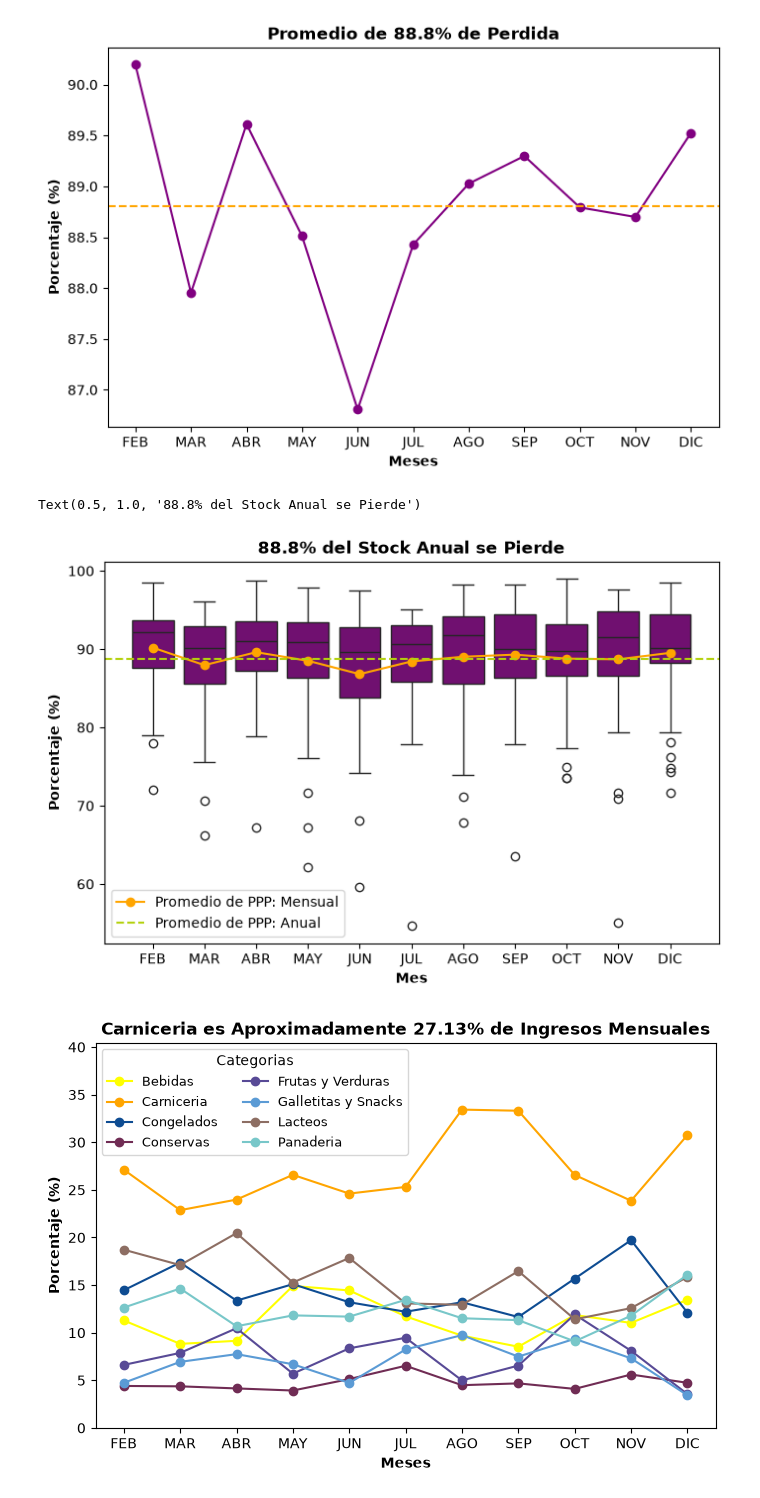
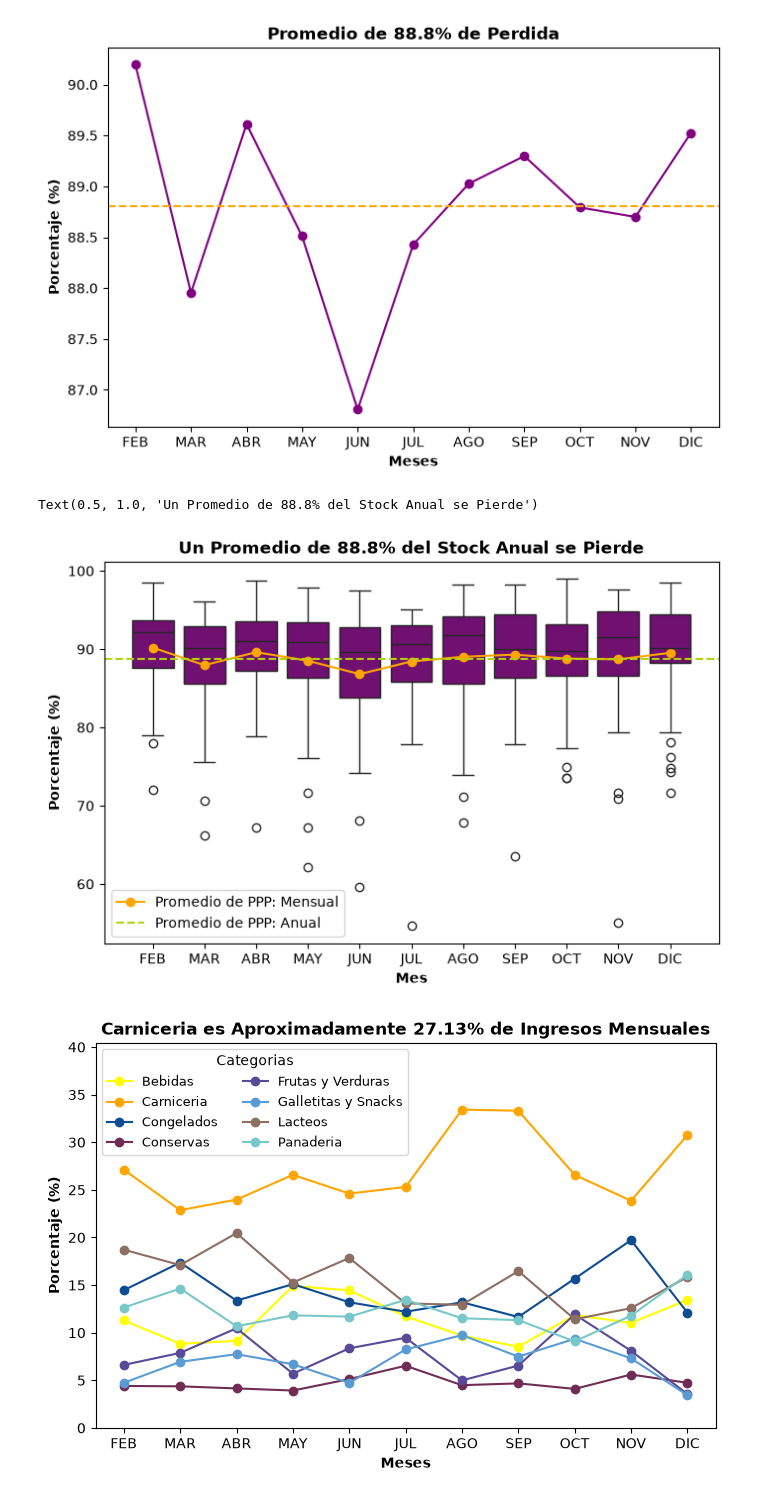
Before and after one commit to jp21bp/DS_Proyectos, a Jupyter notebook: 4_DemandaForecasting/eda2.ipynb, the cells around one changed output. Drawn from its saved outputs; the diff is of its cells as text; code cells hidden in the pictures.

```diff
--- a/4_DemandaForecasting/eda2.ipynb
+++ b/4_DemandaForecasting/eda2.ipynb
@@ -184,36 +184,36 @@ meses = ['FEB', 'MAR', 'ABR', 'MAY', 'JUN',\
 sns.boxplot(
     x='mes', y='PPP',
     data=df_mncs[['mes','PPP']],
     ax=ax,
     color = 'purple'
 )
 promedio_meses = df_mncs\
     .groupby(by='mes')\
     ['PPP'].mean()
 ax.plot(
     range(len(meses)),
     promedio_meses,
     color='orange',
     marker='o',
     label= 'Promedio de PPP: Mensual'
 )
 ax.axhline(
     promedio_meses.mean(),
     color = "#b4d10e",
     linestyle='--',
     linewidth=1.5,
     label='Promedio de PPP: Anual'
 )
 #### Configs finales
 ax.set_xticks(range(len(meses)))
 ax.set_xticklabels(meses)
 ax.set_xlabel('Mes', fontweight='bold')
 ax.set_ylabel('Porcentaje (%)', fontweight='bold')
 ax.legend()
-ax.set_title(f'{promedio_meses.mean().round(2)}% del Stock Anual se Pierde', fontweight='bold')
+ax.set_title(f'Un Promedio de {promedio_meses.mean().round(2)}% del Stock Anual se Pierde', fontweight='bold')
 # %% [output]
-Text(0.5, 1.0, '88.8% del Stock Anual se Pierde')
+Text(0.5, 1.0, 'Un Promedio de 88.8% del Stock Anual se Pierde')
-[figure, old version]
+[figure, new version]
 # %%
 # ###### Rank de los top 5 mas PPX y PIX
 # ##### Seleccion de datos
```
Also changed, not shown: parts of 1 cell of this notebook, 1 other file.
